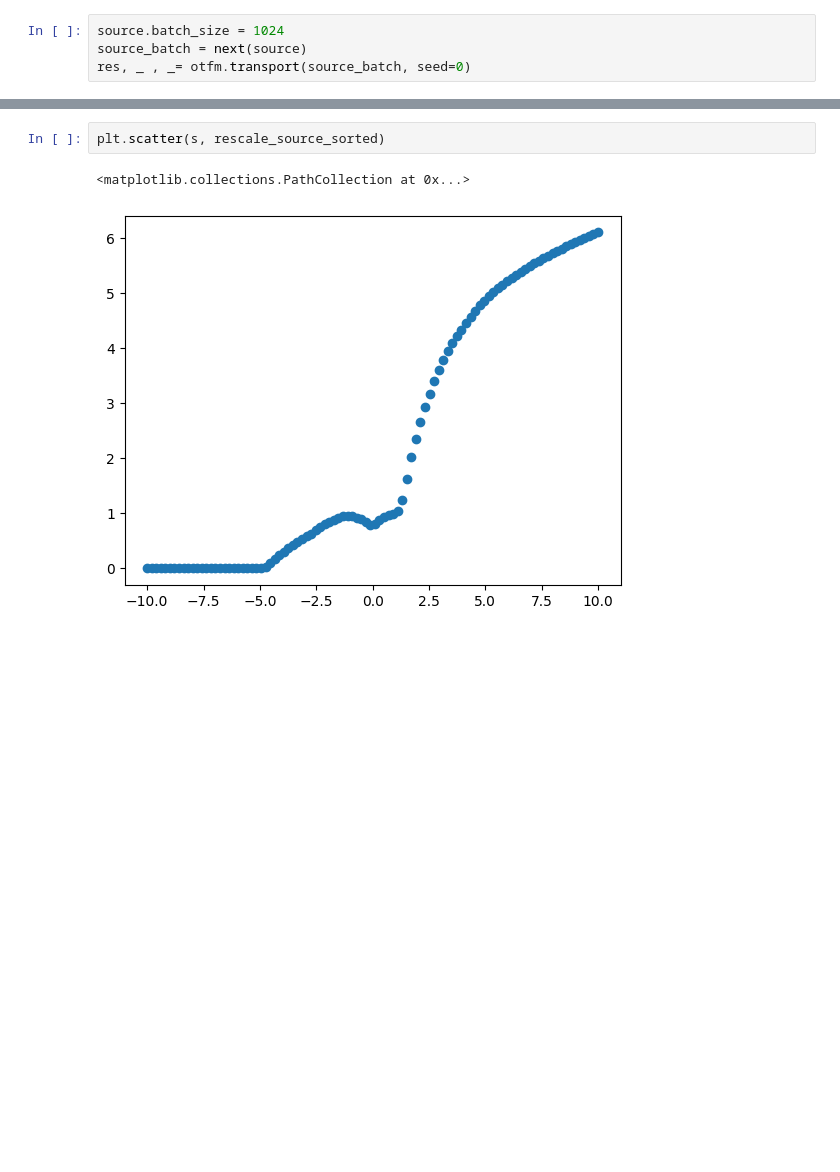
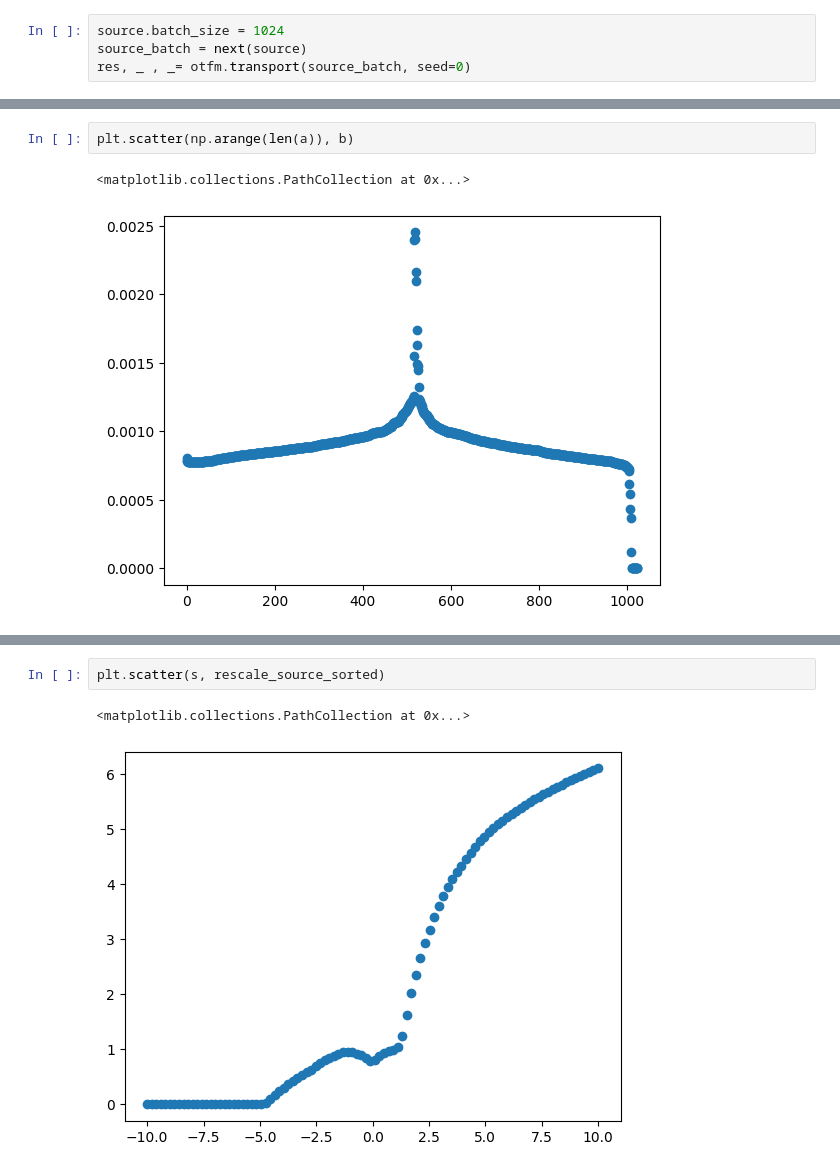
Before and after one commit to MUCDK/genot, a Jupyter notebook: notebooks_gen_model/1d_simulated/1d_simulated_data_unbalanced.ipynb, the cells around one changed output, grey strips where cells are left out. Drawn from its saved outputs; the diff is of its cells as text; blank space fills up the shorter version.

```diff
--- a/notebooks_gen_model/1d_simulated/1d_simulated_data_unbalanced.ipynb
+++ b/notebooks_gen_model/1d_simulated/1d_simulated_data_unbalanced.ipynb
@@ -90,3 +98,8 @@ _  = plot_1D_unbalanced_new(source_batch, target_batch, res[0,...], rescale_sour
+# %%
+plt.scatter(np.arange(len(a)), b)
+# %% [output]
+<matplotlib.collections.PathCollection at 0x...>
+[figure, added]
 # %%
 plt.plot(np.arange(len(otfm.metrics["loss_eta"])), otfm.metrics["loss_eta"])
 # %% [output]
```
Also changed, not shown: parts of 10 cells of this notebook, 4 other files.
